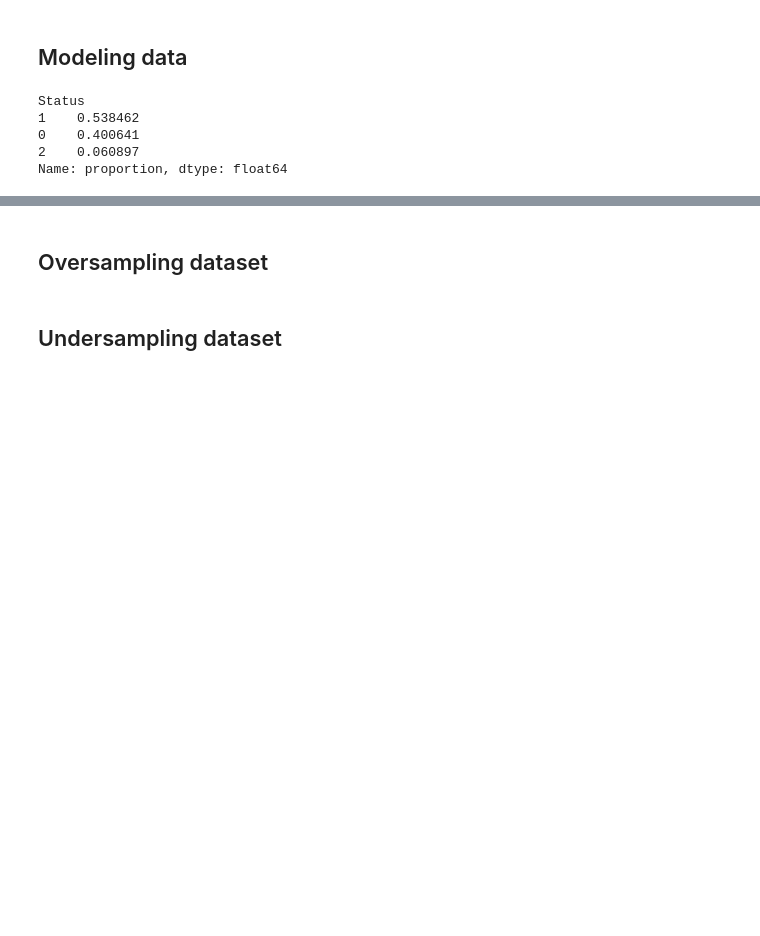
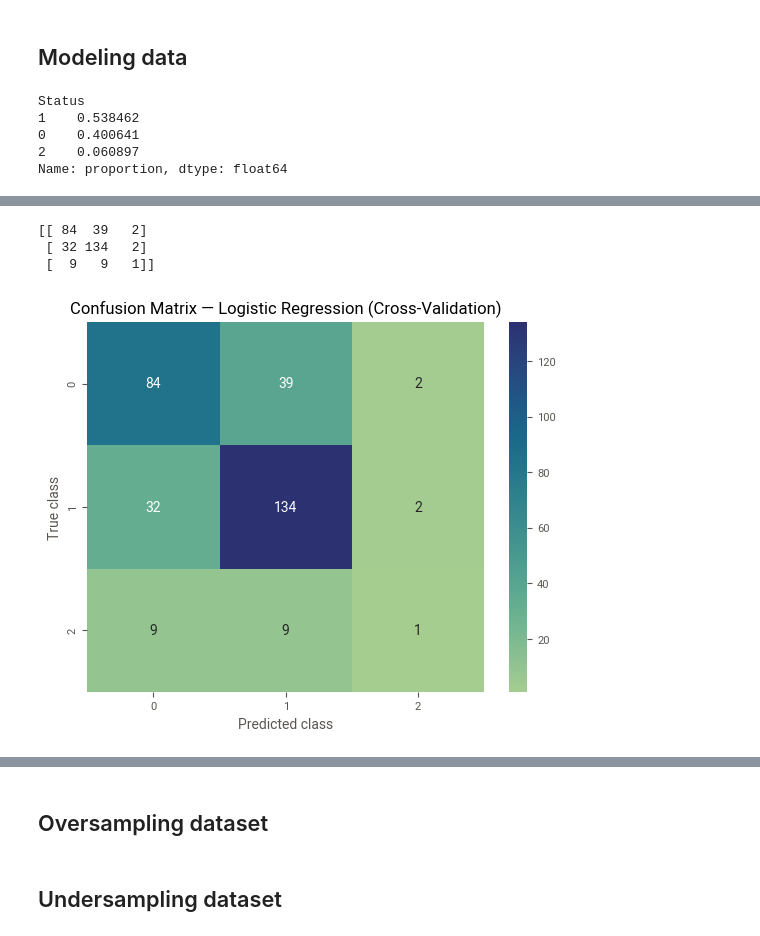
Before and after one commit to CarolinaCapitao/Machine-Learning, a Jupyter notebook: Cirrhosis_database.ipynb, the cells around one changed output, grey strips where cells are left out. Drawn from its saved outputs; the diff is of its cells as text; code cells hidden in the pictures; blank space fills up the shorter version.

```diff
--- a/Cirrhosis_database.ipynb
+++ b/Cirrhosis_database.ipynb
@@ -1364,0 +1609,12 @@ array([1, 0, 0, 1, 1, 1, 0, 0, 0, 1, 1, 1, 1, 1, 1, 0, 0, 0, 1, 1, 0, 0,
+# %%
+# Cross-validation with Logistic Regression
+
+# Initialize the model
+clf_LR = LogisticRegression(random_state=42, solver='liblinear')
+
+# Perform cross-validated predictions (default = 5-fold CV)
+# Each observation is predicted by a model that was not trained on it (out-of-fold)
+pred_LR = cross_val_predict(clf_LR, X, y)
+
+# Display predicted class labels (same length as original data)
+pred_LR
@@ -1364,0 +1637,20 @@ array([1, 0, 0, 1, 1, 1, 0, 0, 0, 1, 1, 1, 1, 1, 1, 0, 0, 0, 1, 1, 0, 0,
+# %%
+# Compute confusion matrix from cross-validated predictions
+# Note: cross_val_predict ensures that each prediction is made on unseen data (out-of-fold)
+
+cm_LR_cv = confusion_matrix(y, pred_LR)
+
+# Display the confusion matrix
+print(cm_LR_cv)
+
+# Visualize the confusion matrix as a heatmap
+sns.heatmap(cm_LR_cv, annot=True, fmt='d', cmap='crest')
+plt.xlabel("Predicted class")
+plt.ylabel("True class")
+plt.title("Confusion Matrix — Logistic Regression (Cross-Validation)")
+plt.show()
+# %% [output]
+[[ 84  39   2]
+ [ 32 134   2]
+ [  9   9   1]]
+[figure, added]
```
Also changed, not shown: parts of 69 cells of this notebook.
